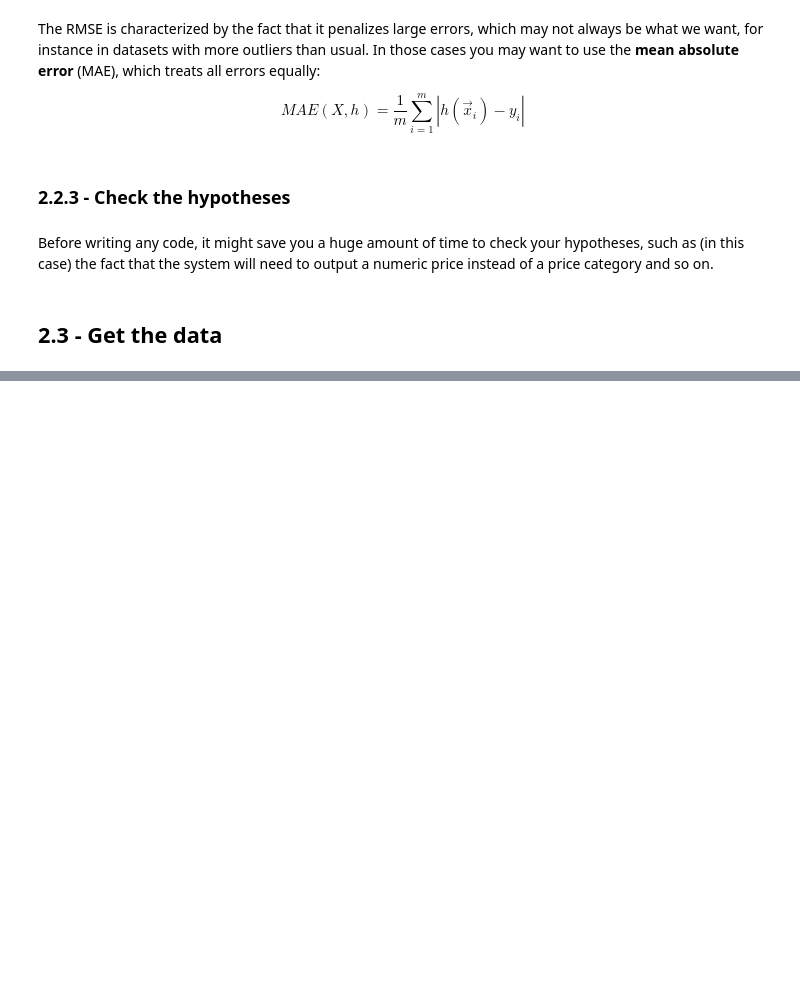
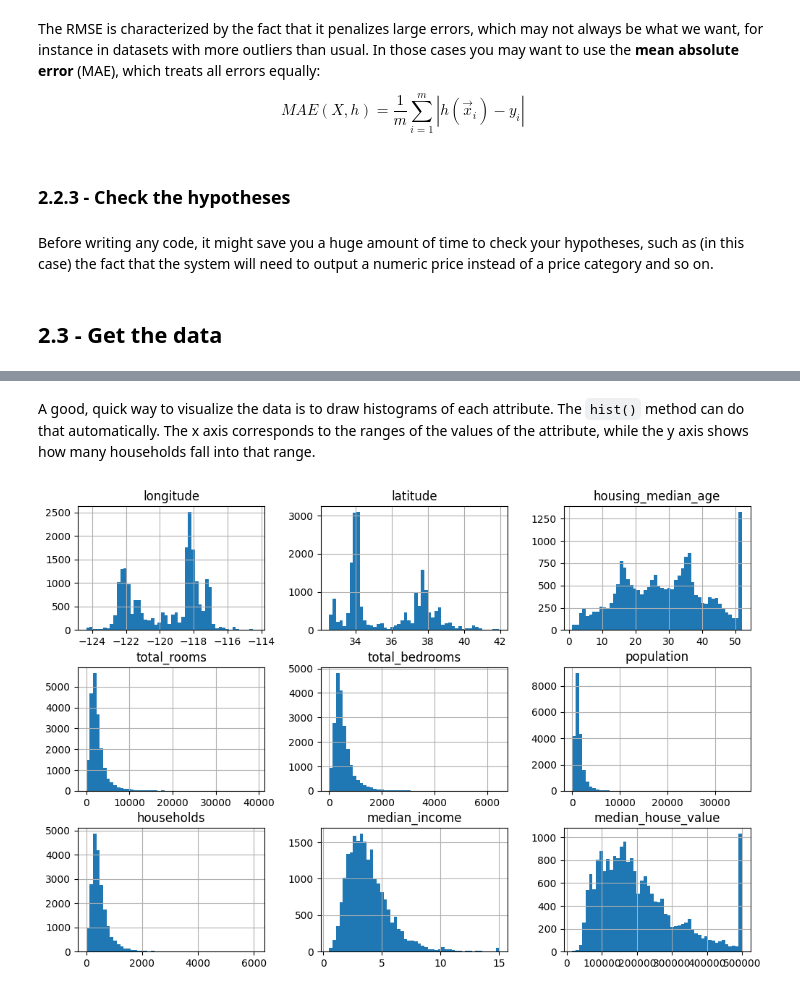
Before and after one commit to jmerort/hands-on-machine-learning, a Jupyter notebook: notes/02_end_to_end_machine_learning_project.ipynb, the cells around one changed output, grey strips where cells are left out. Saved outputs shown, nothing was run; the diff lists cells and outputs as text; code cells hidden in the pictures; blank space fills up the shorter version.

```diff
--- a/notes/02_end_to_end_machine_learning_project.ipynb
+++ b/notes/02_end_to_end_machine_learning_project.ipynb
@@ -73,0 +78,22 @@ Before writing any code, it might save you a huge amount of time to check your h
+# %%
+from pathlib import Path
+import pandas as pd
+import tarfile
+import urllib.request
+
+import os
+
+def load_housing_data():
+    tarball_path = Path("datasets/housing.tgz")
+    if not tarball_path.is_file(): # If the compressed file does not exist
+        Path("datasets").mkdir(parents=True, exist_ok=True)
+        url = "https://github.com/ageron/data/raw/main/housing.tgz"
+        urllib.request.urlretrieve(url, tarball_path)
+        with tarfile.open(tarball_path) as housing_tarball:
+            housing_tarball.extractall(path="datasets")
+
+    os.remove(tarball_path) # Remove the .tar file after unpacking
+
+    return pd.read_csv(Path("datasets/housing/housing.csv"))
+
+housing = load_housing_data()
@@ -73,0 +163,9 @@ Before writing any code, it might save you a huge amount of time to check your h
+# %% [markdown]
+A good, quick way to visualize the data is to draw histograms of each attribute. The `hist()` method can do that automatically. The x axis corresponds to the ranges of the values of the attribute, while the y axis shows how many households fall into that range.
+# %%
+import matplotlib.pyplot as plt
+
+housing.hist(bins=50, figsize=(12, 8))
+plt.show()
+# %% [output]
+[figure, added]
```
Also changed, not shown: parts of 12 cells of this notebook, 1 other file.
